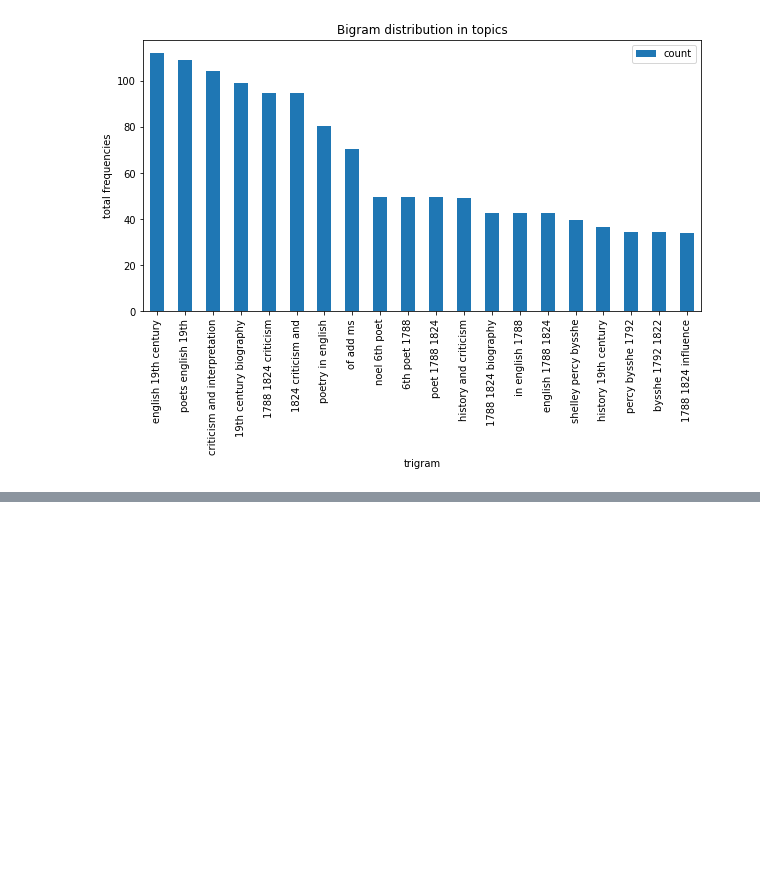
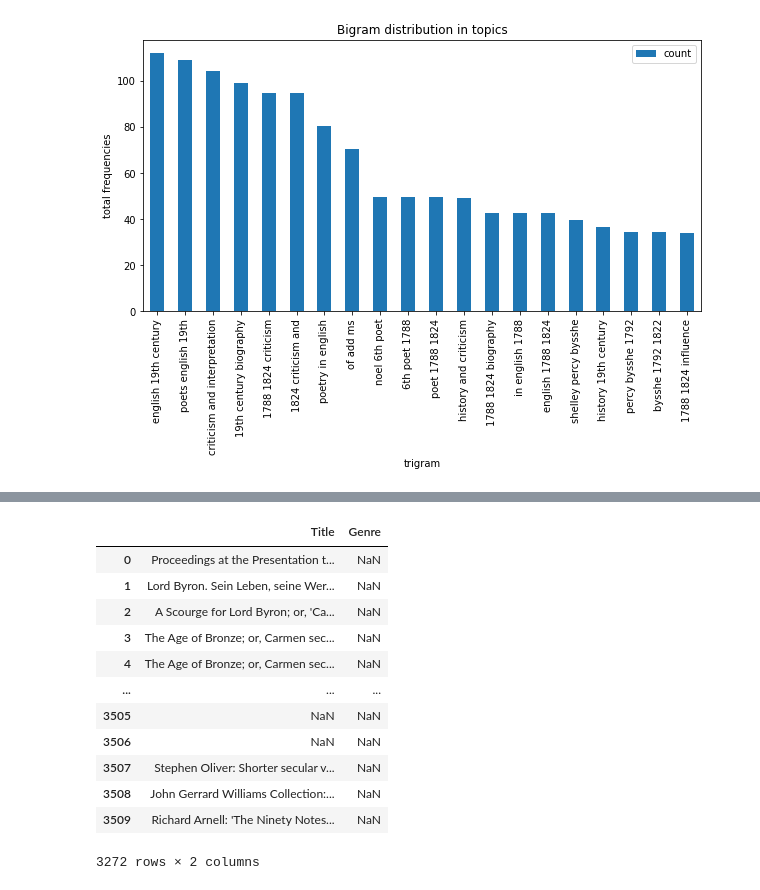
Before and after one commit to VictorPovazhuk/book, a Jupyter notebook: Distribution.ipynb, the cells around one changed output, grey strips where cells are left out. Cells and saved outputs as stored; diff of their text form; code cells hidden in the pictures; blank space fills up the shorter version.

```diff
--- a/Distribution.ipynb
+++ b/Distribution.ipynb
@@ -245,0 +245,16 @@ See the caveats in the documentation: https://pandas.pydata.org/pandas-docs/stab
+# %%
+df_rec[df_rec.Genre.isnull()].loc[:, ['Title', 'Genre']]
+# %% [output]
+|  | Title | Genre |
+| 0 | Proceedings at the Presentation t... | NaN |
+| 1 | Lord Byron. Sein Leben, seine Wer... | NaN |
+| 2 | A Scourge for Lord Byron; or, 'Ca... | NaN |
+| 3 | The Age of Bronze; or, Carmen sec... | NaN |
+| 4 | The Age of Bronze; or, Carmen sec... | NaN |
+| ... | ... | ... |
+| 3505 | NaN | NaN |
+| 3506 | NaN | NaN |
+| 3507 | Stephen Oliver: Shorter secular v... | NaN |
+| 3508 | John Gerrard Williams Collection:... | NaN |
+| 3509 | Richard Arnell: 'The Ninety Notes... | NaN |
+3272 rows × 2 columns
```
Also changed, not shown: parts of 8 cells of this notebook, 1 other file.
